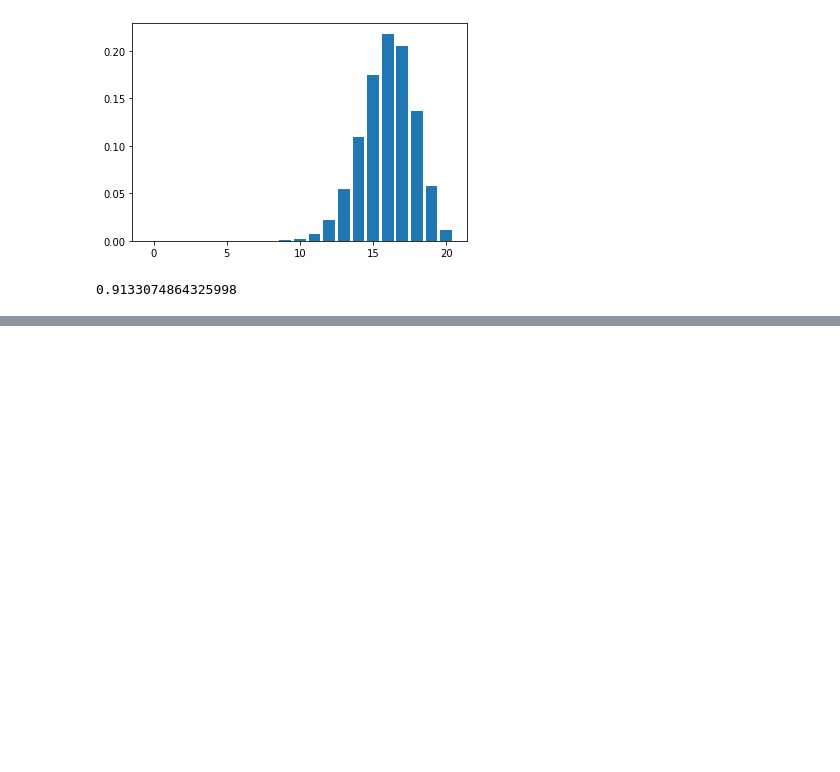
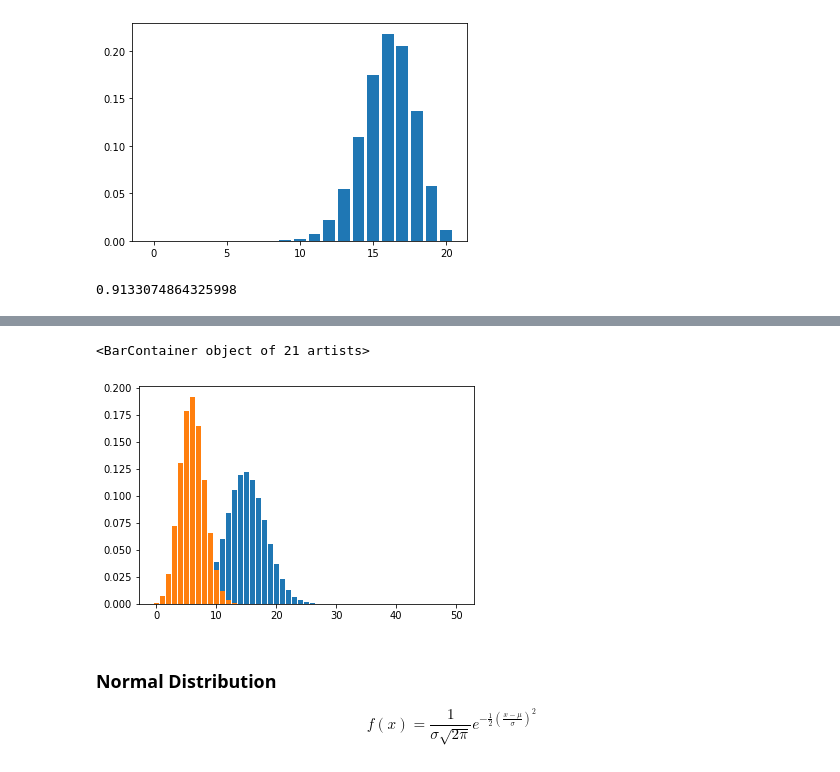
Before and after one commit to xalejandrow/calculus-and-algebra-with-python, a Jupyter notebook: lessons/06-binomial-distribution-with-python.ipynb, the cells around one changed output, grey strips where cells are left out. Cells and saved outputs as stored; diff of their text form; code cells hidden in the pictures; blank space fills up the shorter version.

```diff
--- a/lessons/06-binomial-distribution-with-python.ipynb
+++ b/lessons/06-binomial-distribution-with-python.ipynb
@@ -171,0 +80,5 @@ plt.bar(range(21), ex2.pmf(range(21)))
+# %%
+#another example
+#Binomial n = 50, p = 0.3
+ex2 = stats.binom(50, 0.3)
+ex3 = stats.binom(20, 0.3)
@@ -171,0 +103,12 @@ plt.bar(range(21), ex2.pmf(range(21)))
+# %%
+#plot
+plt.bar(range(51), ex2.pmf(range(51)))
+plt.bar(range(21), ex3.pmf(range(21)))
+# %% [output]
+<BarContainer object of 21 artists>
+[figure, added]
+# %% [markdown]
+### Normal Distribution
+
+$${\displaystyle f(x)={\frac {1}{\sigma {\sqrt {2\pi }}}}e^{-{\frac {1}{2}}\left({\frac {x-\mu }{\sigma }}\right)^{2}}}
+$$
```
Also changed, not shown: parts of 35 cells of this notebook, 1 other file.
